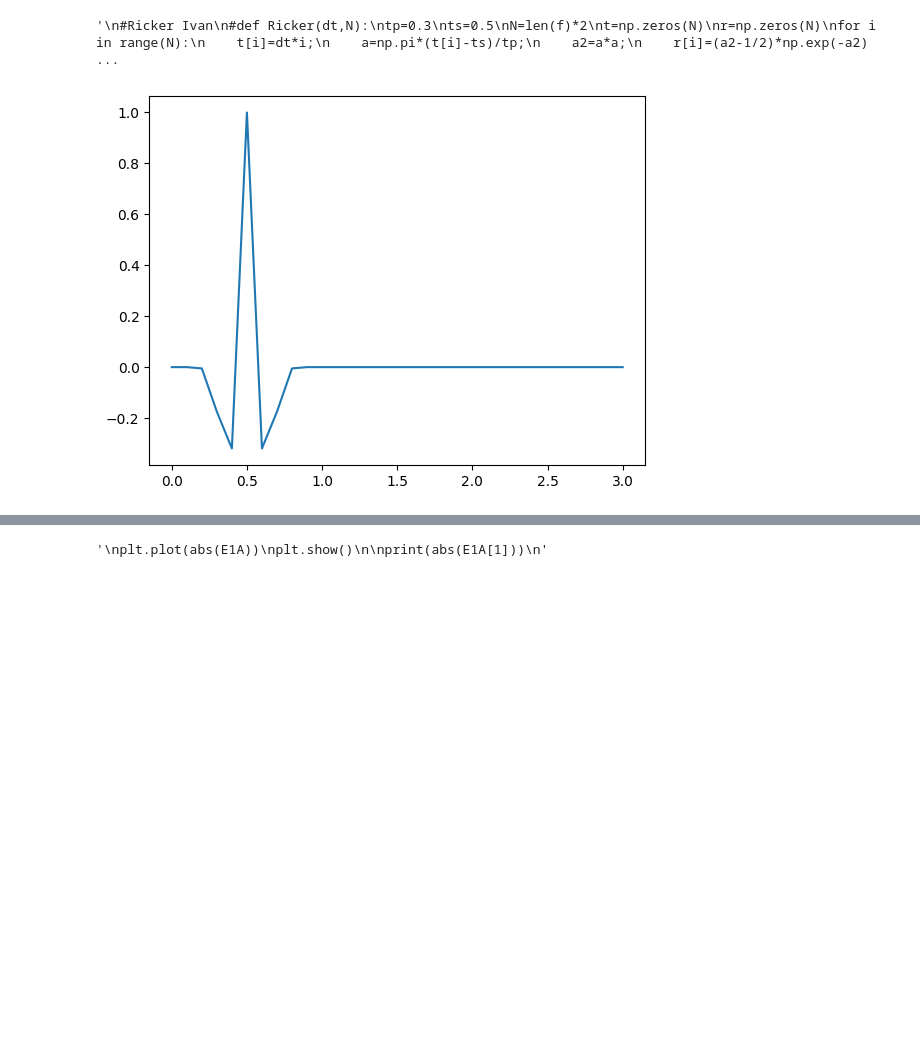
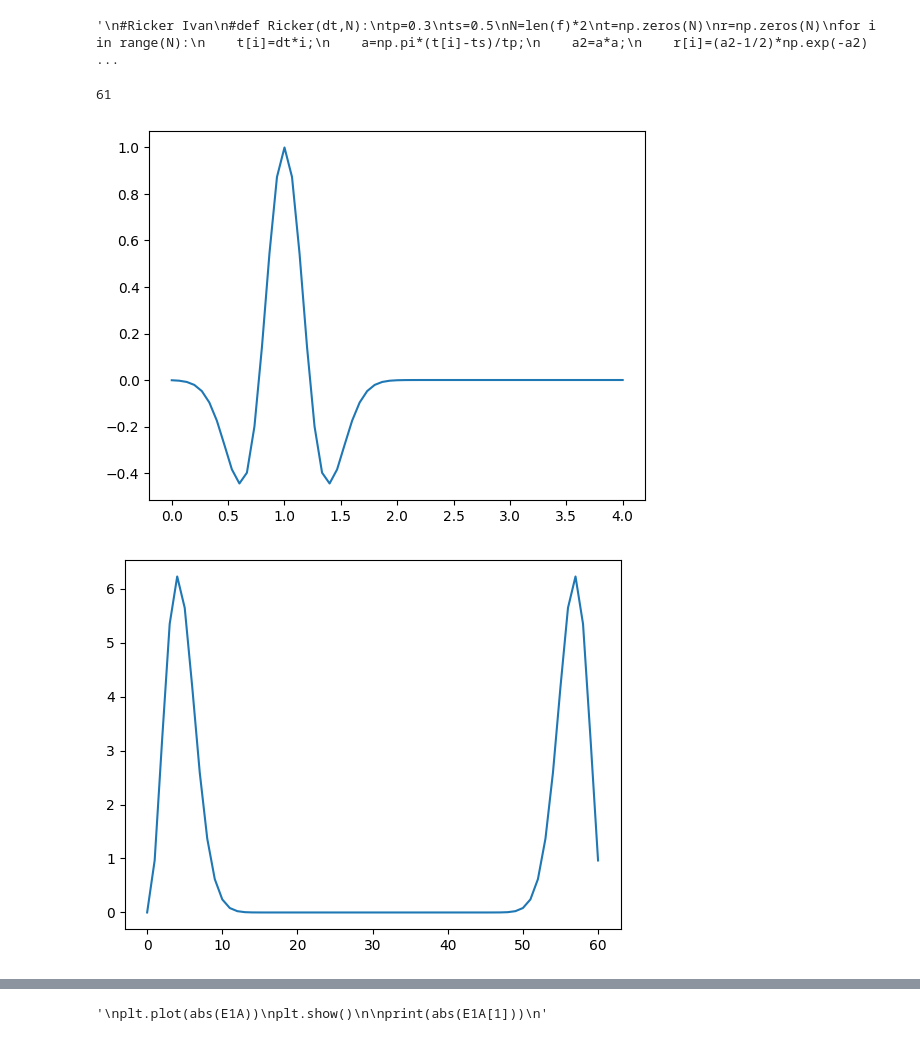
Before and after one commit to seismomat/IBEM, a Jupyter notebook: IBEM_General.ipynb, the cells around one changed output, grey strips where cells are left out. Drawn from its saved outputs; the diff is of its cells as text; code cells hidden in the pictures; blank space fills up the shorter version.

```diff
--- a/IBEM_General.ipynb
+++ b/IBEM_General.ipynb
@@ -51,7 +51,7 @@ NP=16
 dx=lambd/NP
 
 #Ubicación de la fuente
-Fuente=np.array([5000,-100])
+Fuente=np.array([5000,-10])
 # %%
 print(len(f))
 # %% [output]
@@ -449,7 +449,7 @@ plt.show()
 # %%
 
-punto=np.array([[3000,0],[7000,0]])
-nlen=2
+punto=np.array([[9501,0]])
+nlen=1
 
 MG22=[]
 u=[]
@@ -576,23 +597,30 @@ plt.show()
 # %%
 #Ricker Nuevo:
 def ricker_wavelet(t, f):
-    return (1 - 2 * (np.pi * f * (t-0.5))**2) * np.exp(-(np.pi * f * (t-0.5))**2)
+    return (1 - 2 * (np.pi * f * (t-1))**2) * np.exp(-(np.pi * f * (t-1))**2)
 # %%
 # Parámetros del pulso Ricker
-frecuencia_ricker = 3.0  # Frecuencia central del pulso
+frecuencia_ricker = 1.0  # Frecuencia central del pulso
 
 # Crear un vector de tiempo para el pulso Ricker
-t_ricker = np.linspace(0, 3, len(f))
+t_ricker = np.linspace(0, 4, len(f)*2-1)
 
 # Calcular el pulso Ricker
 ricker = ricker_wavelet(t_ricker, frecuencia_ricker)
-
+print(len(ricker))
 
 
 plt.plot(t_ricker,ricker)
 plt.show()
 
+
+# Calcular la transformada de Fourier del pulso Ricker
+ricker_frecuencias = np.fft.fft(ricker)
+plt.plot(abs(ricker_frecuencias))
+plt.show()
 #plt.plot(abs(ricker_frecuencias))
 #plt.show()
 # %% [output]
+61
-[figure, old version]
+[figure, new version]
+[figure, added]
```
Also changed, not shown: parts of 16 cells of this notebook.
